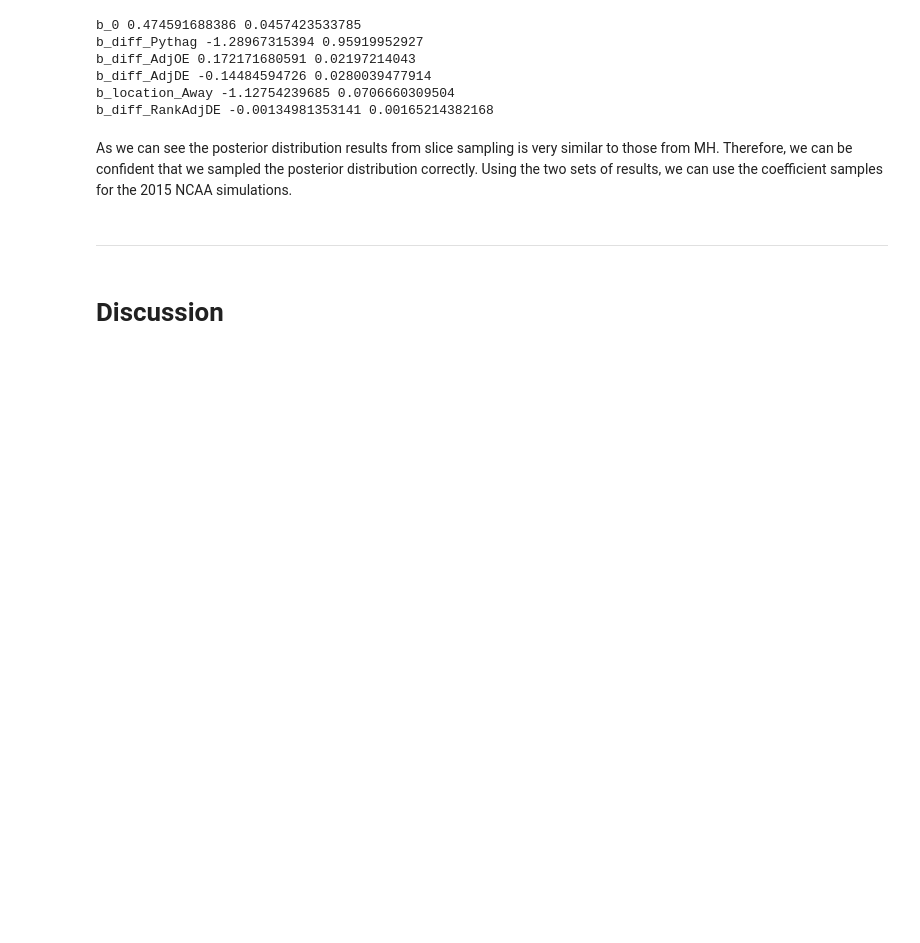
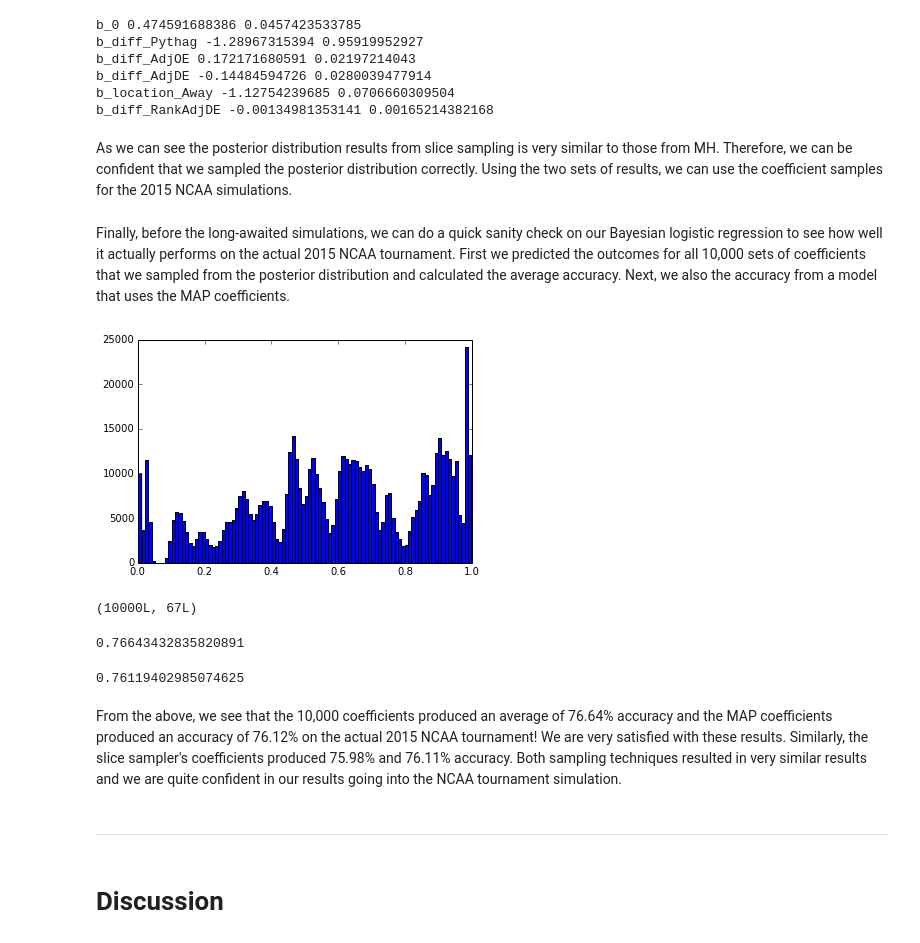
Before and after one commit to micahlanier/bayesket-ball, a Jupyter notebook: final_report/AM207_Final_Report.ipynb, the cells around one changed output. Drawn from its saved outputs; the diff is of its cells as text; code cells hidden in the pictures; blank space fills up the shorter version.

Commit message:
added additional accuracy results to final report

```diff
--- a/final_report/AM207_Final_Report.ipynb
+++ b/final_report/AM207_Final_Report.ipynb
@@ -314,3 +314,22 @@ b_location_Away -1.12754239685 0.0706660309504
 b_diff_RankAdjDE -0.00134981353141 0.00165214382168
 # %% [markdown]
 As we can see the posterior distribution results from slice sampling is very similar to those from MH. Therefore, we can be confident that we sampled the posterior distribution correctly. Using the two sets of results, we can use the coefficient samples for the 2015 NCAA simulations.
+# %% [markdown]
+Finally, before the long-awaited simulations, we can do a quick sanity check on our Bayesian logistic regression to see how well it actually performs on the actual 2015 NCAA tournament. First we predicted the outcomes for all 10,000 sets of coefficients that we sampled from the posterior distribution and calculated the average accuracy. Next, we also the accuracy from a model that uses the MAP coefficients.
+# %%
+# Calculate the mean accuracy of 10,000 models
+# Use our custom module bayes_lr.py
+y_hat_raw, y_hat, y_hat_accuracy = game_predictions.predict_games(games_2015_ncaa, features,model_mcmc=model_mcmc, method='pp')
+# %%
+plt.hist(y_hat_raw.ravel(), bins=100);
+# %% [output]
+[figure, added]
+# %%
+np.shape(y_hat_raw)
+# %% [output]
+(10000L, 67L)
+# %%
+# Accuracy of 10,000 coefficients
+y_hat_accuracy
+# %% [output]
+0.76643432835820891
@@ -317,3 +340,10 @@ As we can see the posterior distribution results from slice sampling is very sim
+# %%
+# Accuracy of MAP
+y_hat_accuracy
+# %% [output]
+0.76119402985074625
+# %% [markdown]
+From the above, we see that the 10,000 coefficients produced an average of 76.64% accuracy and the MAP coefficients produced an accuracy of 76.12% on the actual 2015 NCAA tournament! We are very satisfied with these results. Similarly, the slice sampler's coefficients produced 75.98% and 76.11% accuracy. Both sampling techniques resulted in very similar results and we are quite confident in our results going into the NCAA tournament simulation.
 # %% [markdown]
 <hr/>
 # %% [markdown]
```
Also changed, not shown: parts of 1 cell of this notebook.
